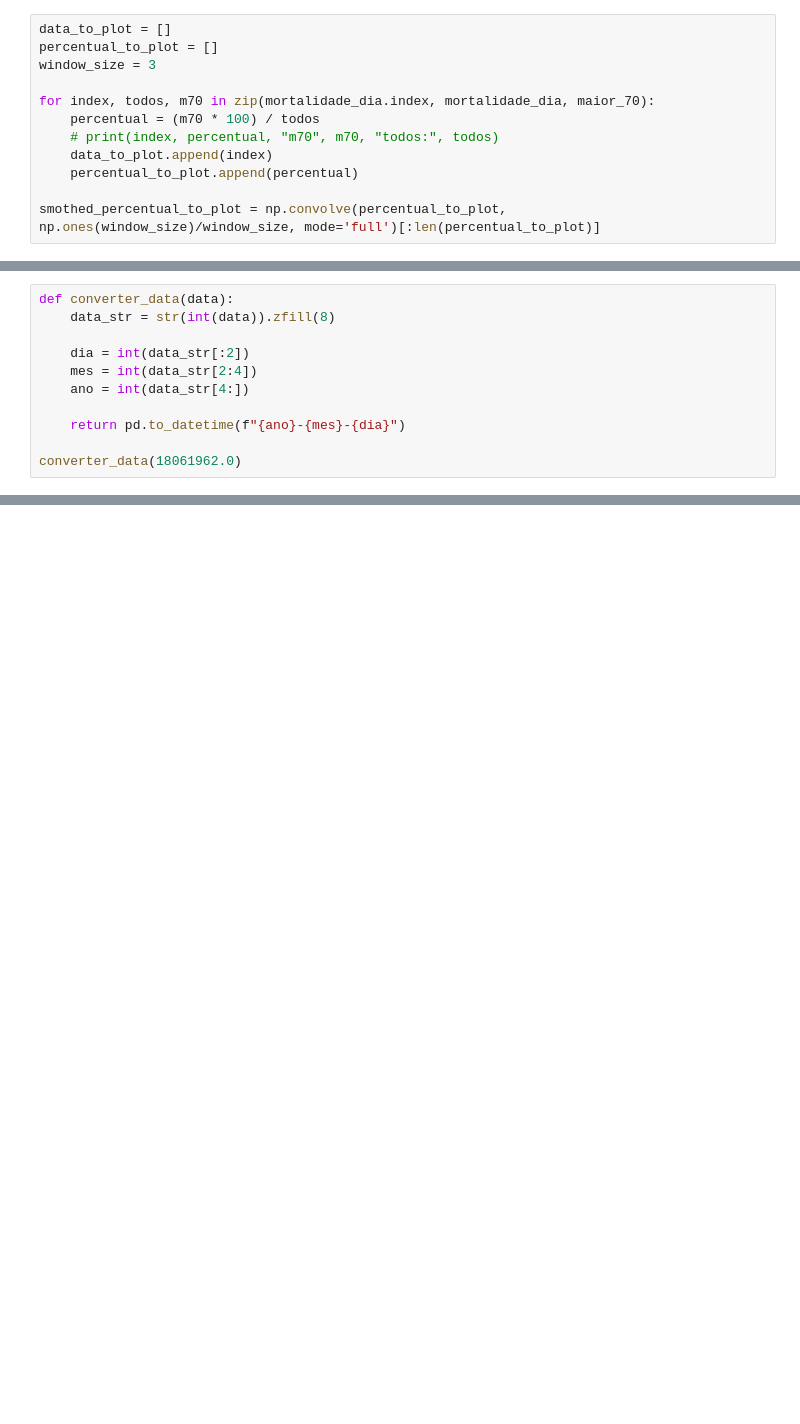
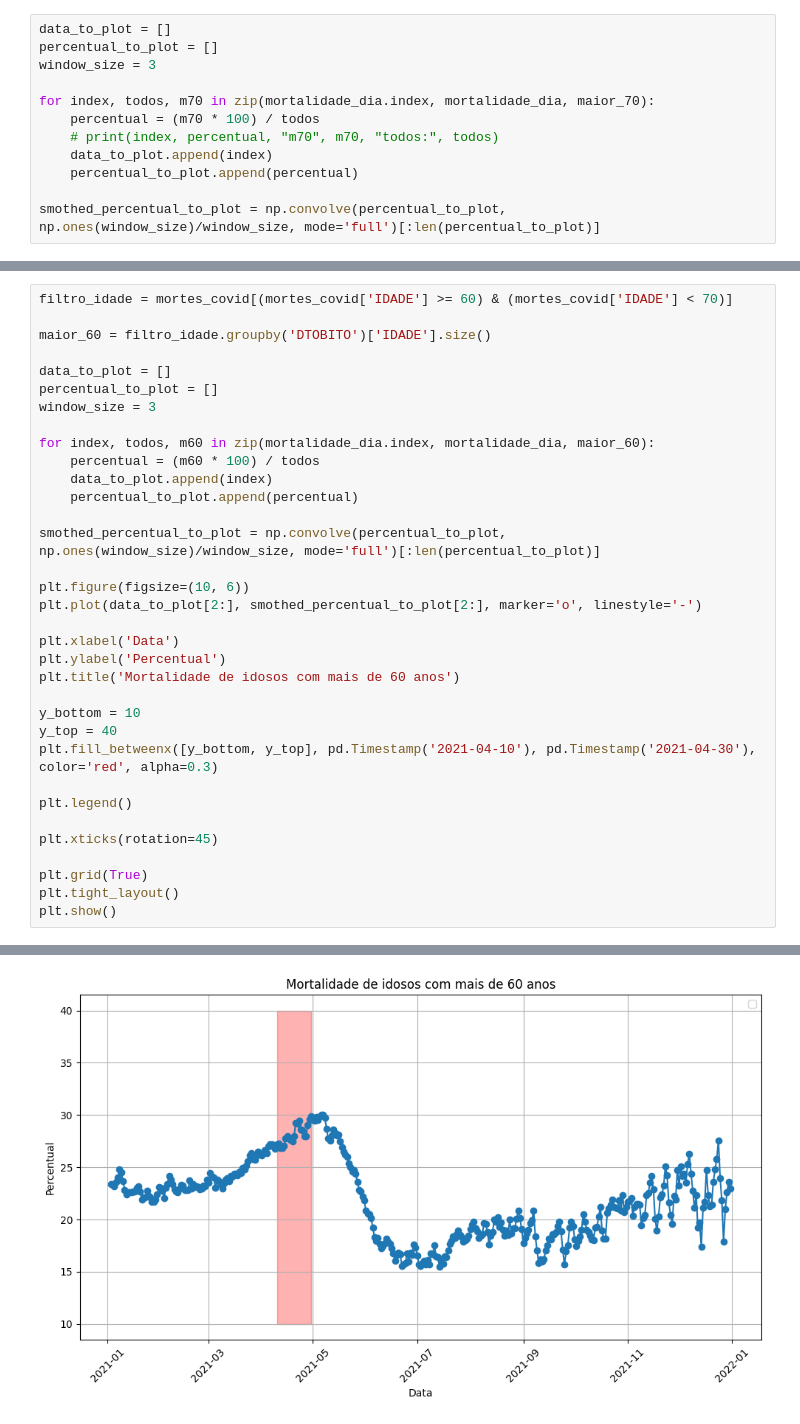
Before and after one commit to arturbernardo/eficacia_vacina_covid19, a Jupyter notebook: eficiencia_vacinas.ipynb, the cells around one changed output, grey strips where cells are left out. Cells and saved outputs as stored; diff of their text form; blank space fills up the shorter version.

```diff
--- a/eficiencia_vacinas.ipynb
+++ b/eficiencia_vacinas.ipynb
@@ -108,11 +135,35 @@ plt.show()
-# %%
-def converter_data(data):
-    data_str = str(int(data)).zfill(8)
-
-    dia = int(data_str[:2])
-    mes = int(data_str[2:4])
-    ano = int(data_str[4:])
-
-    return pd.to_datetime(f"{ano}-{mes}-{dia}")
-
-converter_data(18061962.0)
+# %%
+filtro_idade = mortes_covid[(mortes_covid['IDADE'] >= 60) & (mortes_covid['IDADE'] < 70)]
+
+maior_60 = filtro_idade.groupby('DTOBITO')['IDADE'].size()
+
+data_to_plot = []
+percentual_to_plot = []
+window_size = 3
+
+for index, todos, m60 in zip(mortalidade_dia.index, mortalidade_dia, maior_60):
+    percentual = (m60 * 100) / todos
+    data_to_plot.append(index)
+    percentual_to_plot.append(percentual)
+
+smothed_percentual_to_plot = np.convolve(percentual_to_plot, np.ones(window_size)/window_size, mode='full')[:len(percentual_to_plot)]
+
+plt.figure(figsize=(10, 6))
+plt.plot(data_to_plot[2:], smothed_percentual_to_plot[2:], marker='o', linestyle='-')
+
+plt.xlabel('Data')
+plt.ylabel('Percentual')
+plt.title('Mortalidade de idosos com mais de 60 anos')
+
+y_bottom = 10
+y_top = 40
+plt.fill_betweenx([y_bottom, y_top], pd.Timestamp('2021-04-10'), pd.Timestamp('2021-04-30'), color='red', alpha=0.3)
+
+plt.legend()
+
+plt.xticks(rotation=45)
+
+plt.grid(True)
+plt.tight_layout()
+plt.show()
+# %% [output]
@@ -118,0 +171 @@ converter_data(18061962.0)
+[figure, added]
```
Also changed, not shown: parts of 7 cells of this notebook.
